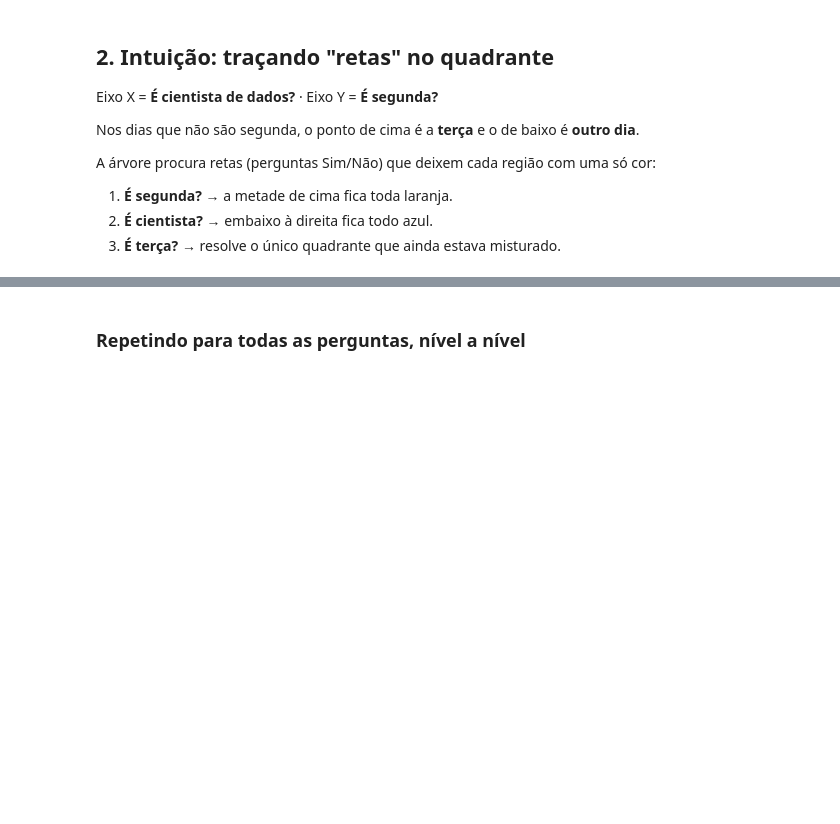
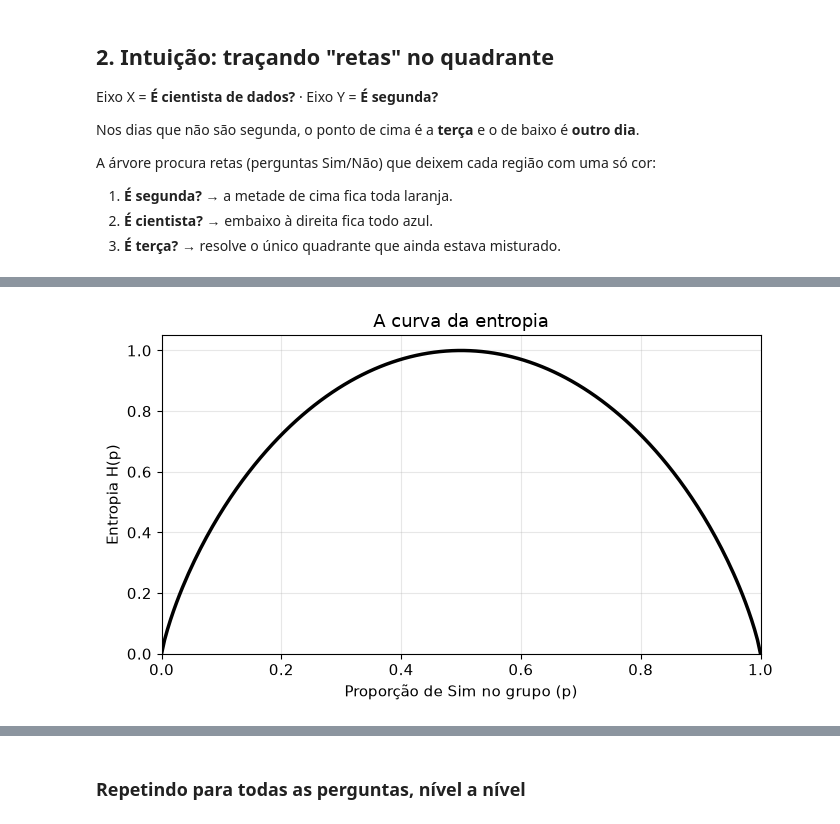
Before and after one commit to rubens-m1/arvores-decisao, a Jupyter notebook: arvores_de_decisao.ipynb, the cells around one changed output, grey strips where cells are left out. Saved outputs shown, nothing was run; the diff lists cells and outputs as text; code cells hidden in the pictures; blank space fills up the shorter version.

```diff
--- a/arvores_de_decisao.ipynb
+++ b/arvores_de_decisao.ipynb
@@ -111 +133,14 @@ plt.tight_layout(); plt.show()
+# %%
+p = np.linspace(0, 1, 201)
+log = lambda x, ok: np.log2(x, where=ok, out=np.zeros_like(x))  # log2(0) não existe; nas pontas H = 0
+
+fig, ax = plt.subplots(figsize=(7, 4.2))
+ax.plot(p, -(p * log(p, p > 0) + (1 - p) * log(1 - p, p < 1)), color=PRETO, lw=2.5)
+ax.set_xlim(0, 1); ax.set_ylim(0, 1.05)
+ax.set_xlabel("Proporção de Sim no grupo (p)"); ax.set_ylabel("Entropia H(p)")
+ax.set_title("A curva da entropia")
+ax.grid(alpha=0.3)
+plt.tight_layout(); plt.show()
+# %% [output]
+[figure, added]
 # %% [markdown]
```
Also changed, not shown: parts of 55 cells of this notebook, 1 other file.
